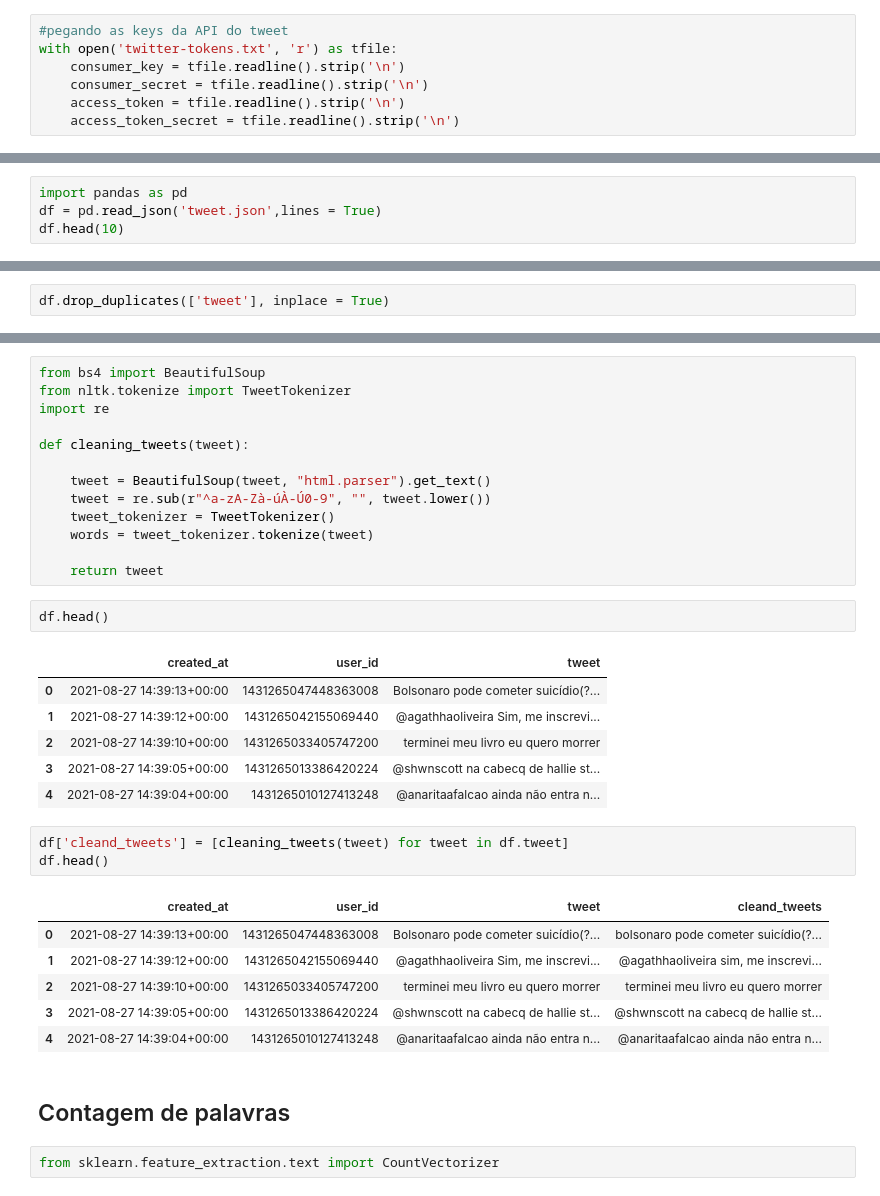
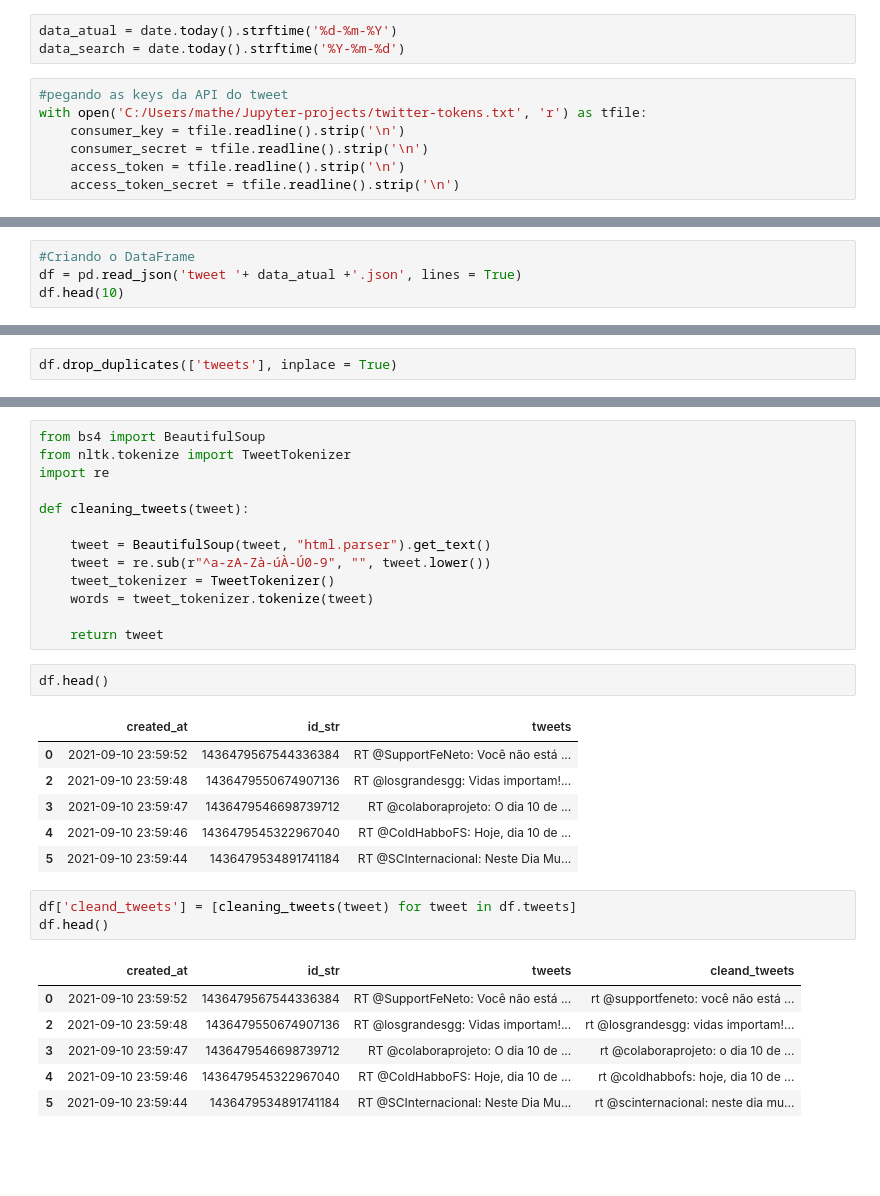
Before and after one commit to mt-ssilva/Twitter_data_collection, a Jupyter notebook: Twitter data collection.ipynb, the cells around one changed output, grey strips where cells are left out. Saved outputs shown, nothing was run; the diff lists cells and outputs as text; blank space fills up the shorter version.

```diff
--- a/Twitter data collection.ipynb
+++ b/Twitter data collection.ipynb
@@ -4,6 +16,9 @@ import json
+# %%
+data_atual = date.today().strftime('%d-%m-%Y')
+data_search = date.today().strftime('%Y-%m-%d')
 # %%
 #pegando as keys da API do tweet
-with open('twitter-tokens.txt', 'r') as tfile:
+with open('C:/Users/mathe/Jupyter-projects/twitter-tokens.txt', 'r') as tfile:
     consumer_key = tfile.readline().strip('\n')
     consumer_secret = tfile.readline().strip('\n')
     access_token = tfile.readline().strip('\n')
@@ -65,5 +76,5 @@ created_at:  Fri Aug 27 02:32:57 +0000 2021 User_id:  1431082275303829513 Tweet:
 # %%
-import pandas as pd
-df = pd.read_json('tweet.json',lines = True)
+#Criando o DataFrame
+df = pd.read_json('tweet '+ data_atual +'.json', lines = True)
 df.head(10)
 # %% [output]
@@ -85,7 +96,7 @@ df.shape
 # %% [markdown]
 Uma prática bastante comum no Twitter é o retweet, ou seja, a republicação de tweets por outros usuários. Sendo assim, é bastante provável que no resultado da nossa pesquisa possuimos tweets repetidos. Para atender as nossas necessidades, é necessário retirar esses tweets repetidos.
 # %%
-df.drop_duplicates(['tweet'], inplace = True)
+df.drop_duplicates(['tweets'], inplace = True)
 # %%
 df.shape
 # %% [output]
@@ -116,23 +125,19 @@ def cleaning_tweets(tweet):
 # %%
 df.head()
 # %% [output]
-|  | created_at | user_id | tweet |
-| 0 | 2021-08-27 14:39:13+00:00 | 1431265047448363008 | Bolsonaro pode cometer suicídio(?... |
-| 1 | 2021-08-27 14:39:12+00:00 | 1431265042155069440 | @agathhaoliveira Sim, me inscrevi... |
-| 2 | 2021-08-27 14:39:10+00:00 | 1431265033405747200 | terminei meu livro eu quero morrer |
-| 3 | 2021-08-27 14:39:05+00:00 | 1431265013386420224 | @shwnscott na cabecq de hallie st... |
-| 4 | 2021-08-27 14:39:04+00:00 | 1431265010127413248 | @anaritaafalcao ainda não entra n... |
+|  | created_at | id_str | tweets |
+| 0 | 2021-09-10 23:59:52 | 1436479567544336384 | RT @SupportFeNeto: Você não está ... |
+| 2 | 2021-09-10 23:59:48 | 1436479550674907136 | RT @losgrandesgg: Vidas importam!... |
+| 3 | 2021-09-10 23:59:47 | 1436479546698739712 | RT @colaboraprojeto: O dia 10 de ... |
+| 4 | 2021-09-10 23:59:46 | 1436479545322967040 | RT @ColdHabboFS: Hoje, dia 10 de ... |
+| 5 | 2021-09-10 23:59:44 | 1436479534891741184 | RT @SCInternacional: Neste Dia Mu... |
 # %%
-df['cleand_tweets'] = [cleaning_tweets(tweet) for tweet in df.tweet]
+df['cleand_tweets'] = [cleaning_tweets(tweet) for tweet in df.tweets]
 df.head()
 # %% [output]
-|  | created_at | user_id | tweet | cleand_tweets |
-| 0 | 2021-08-27 14:39:13+00:00 | 1431265047448363008 | Bolsonaro pode cometer suicídio(?... | bolsonaro pode cometer suicídio(?... |
-| 1 | 2021-08-27 14:39:12+00:00 | 1431265042155069440 | @agathhaoliveira Sim, me inscrevi... | @agathhaoliveira sim, me inscrevi... |
-| 2 | 2021-08-27 14:39:10+00:00 | 1431265033405747200 | terminei meu livro eu quero morrer | terminei meu livro eu quero morrer |
-| 3 | 2021-08-27 14:39:05+00:00 | 1431265013386420224 | @shwnscott na cabecq de hallie st... | @shwnscott na cabecq de hallie st... |
-| 4 | 2021-08-27 14:39:04+00:00 | 1431265010127413248 | @anaritaafalcao ainda não entra n... | @anaritaafalcao ainda não entra n... |
+|  | created_at | id_str | tweets | cleand_tweets |
+| 0 | 2021-09-10 23:59:52 | 1436479567544336384 | RT @SupportFeNeto: Você não está ... | rt @supportfeneto: você não está ... |
+| 2 | 2021-09-10 23:59:48 | 1436479550674907136 | RT @losgrandesgg: Vidas importam!... | rt @losgrandesgg: vidas importam!... |
+| 3 | 2021-09-10 23:59:47 | 1436479546698739712 | RT @colaboraprojeto: O dia 10 de ... | rt @colaboraprojeto: o dia 10 de ... |
+| 4 | 2021-09-10 23:59:46 | 1436479545322967040 | RT @ColdHabboFS: Hoje, dia 10 de ... | rt @coldhabbofs: hoje, dia 10 de ... |
+| 5 | 2021-09-10 23:59:44 | 1436479534891741184 | RT @SCInternacional: Neste Dia Mu... | rt @scinternacional: neste dia mu... |
-# %% [markdown]
-## Contagem de palavras
-# %%
-from sklearn.feature_extraction.text import CountVectorizer
```
Also changed, not shown: parts of 33 cells of this notebook, 2 other files.
